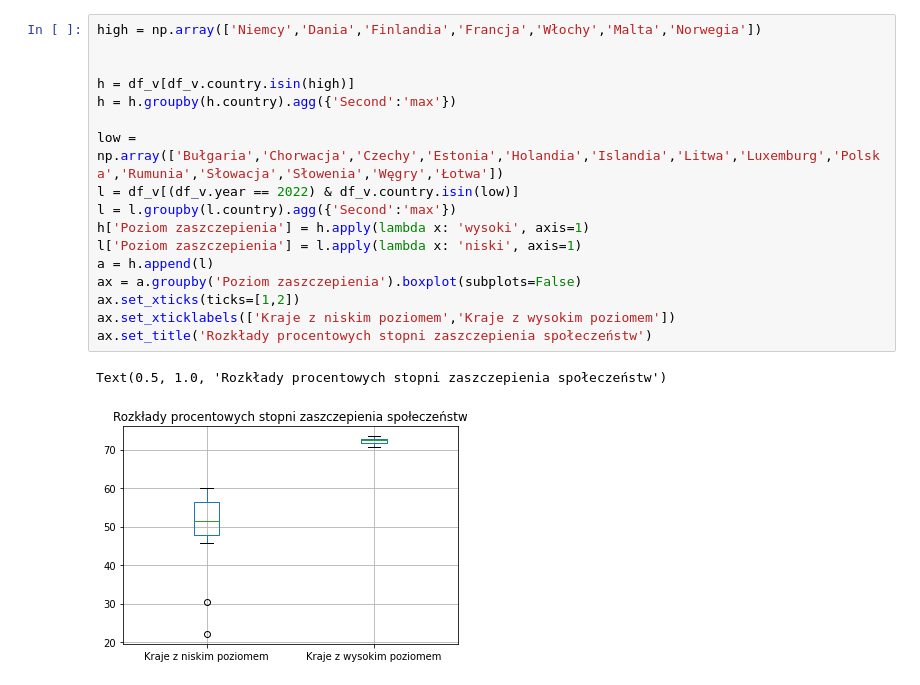
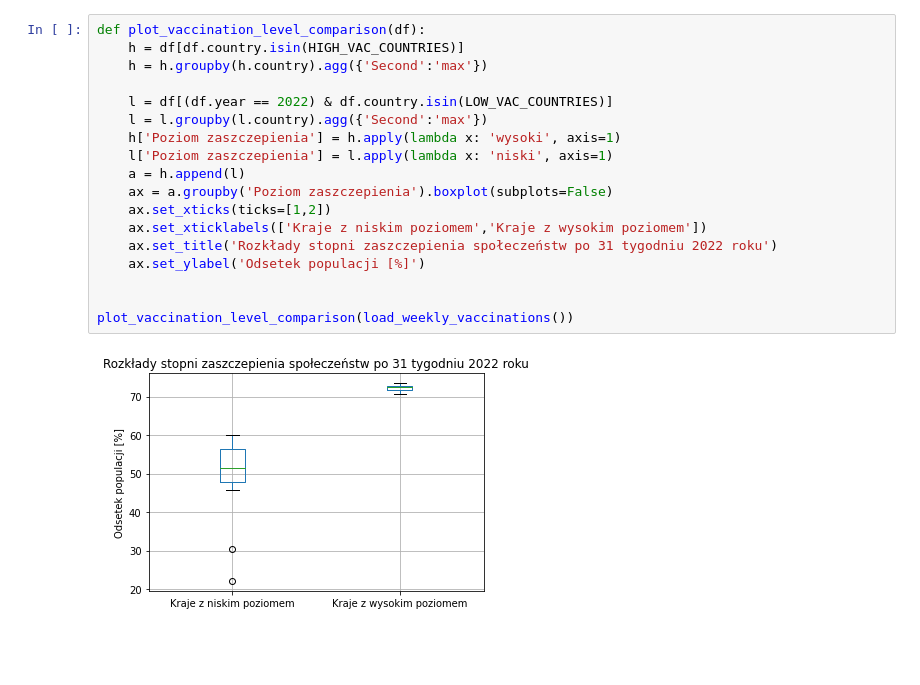
Before and after one commit to mjureczko/covid-statistics, a Jupyter notebook: covid_stats.ipynb, the cells around one changed output. Saved outputs shown, nothing was run; the diff lists cells and outputs as text; blank space fills up the shorter version.

```diff
--- a/covid_stats.ipynb
+++ b/covid_stats.ipynb
@@ -207,20 +311,20 @@ Grupy zostały zdefiniowane tak aby różnica pomiędzy nimi była istotna, w ef
 # %%
-high = np.array(['Niemcy','Dania','Finlandia','Francja','Włochy','Malta','Norwegia'])
+def plot_vaccination_level_comparison(df):
+    h = df[df.country.isin(HIGH_VAC_COUNTRIES)]
+    h = h.groupby(h.country).agg({'Second':'max'})
+
+    l = df[(df.year == 2022) & df.country.isin(LOW_VAC_COUNTRIES)]
+    l = l.groupby(l.country).agg({'Second':'max'})
+    h['Poziom zaszczepienia'] = h.apply(lambda x: 'wysoki', axis=1)
+    l['Poziom zaszczepienia'] = l.apply(lambda x: 'niski', axis=1)
+    a = h.append(l)
+    ax = a.groupby('Poziom zaszczepienia').boxplot(subplots=False)
+    ax.set_xticks(ticks=[1,2])
+    ax.set_xticklabels(['Kraje z niskim poziomem','Kraje z wysokim poziomem'])
+    ax.set_title('Rozkłady stopni zaszczepienia społeczeństw po 31 tygodniu 2022 roku')
+    ax.set_ylabel('Odsetek populacji [%]')
 
 
-h = df_v[df_v.country.isin(high)]
-h = h.groupby(h.country).agg({'Second':'max'})
-
-low = np.array(['Bułgaria','Chorwacja','Czechy','Estonia','Holandia','Islandia','Litwa','Luxemburg','Polska','Rumunia','Słowacja','Słowenia','Węgry','Łotwa'])
-l = df_v[(df_v.year == 2022) & df_v.country.isin(low)]
-l = l.groupby(l.country).agg({'Second':'max'})
-h['Poziom zaszczepienia'] = h.apply(lambda x: 'wysoki', axis=1)
-l['Poziom zaszczepienia'] = l.apply(lambda x: 'niski', axis=1)
-a = h.append(l)
-ax = a.groupby('Poziom zaszczepienia').boxplot(subplots=False)
-ax.set_xticks(ticks=[1,2])
-ax.set_xticklabels(['Kraje z niskim poziomem','Kraje z wysokim poziomem'])
-ax.set_title('Rozkłady procentowych stopni zaszczepienia społeczeństw')
+plot_vaccination_level_comparison(load_weekly_vaccinations())
 # %% [output]
-Text(0.5, 1.0, 'Rozkłady procentowych stopni zaszczepienia społeczeństw')
-[figure, old version]
+[figure, new version]
```
Also changed, not shown: parts of 27 cells of this notebook.
